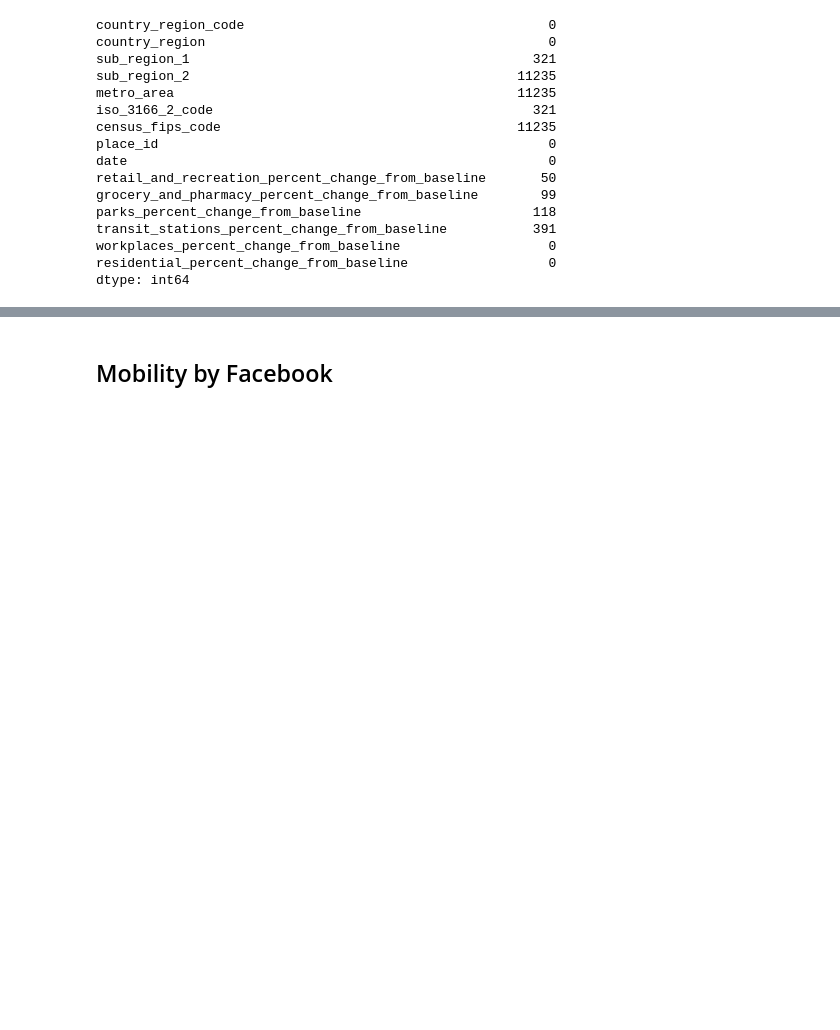
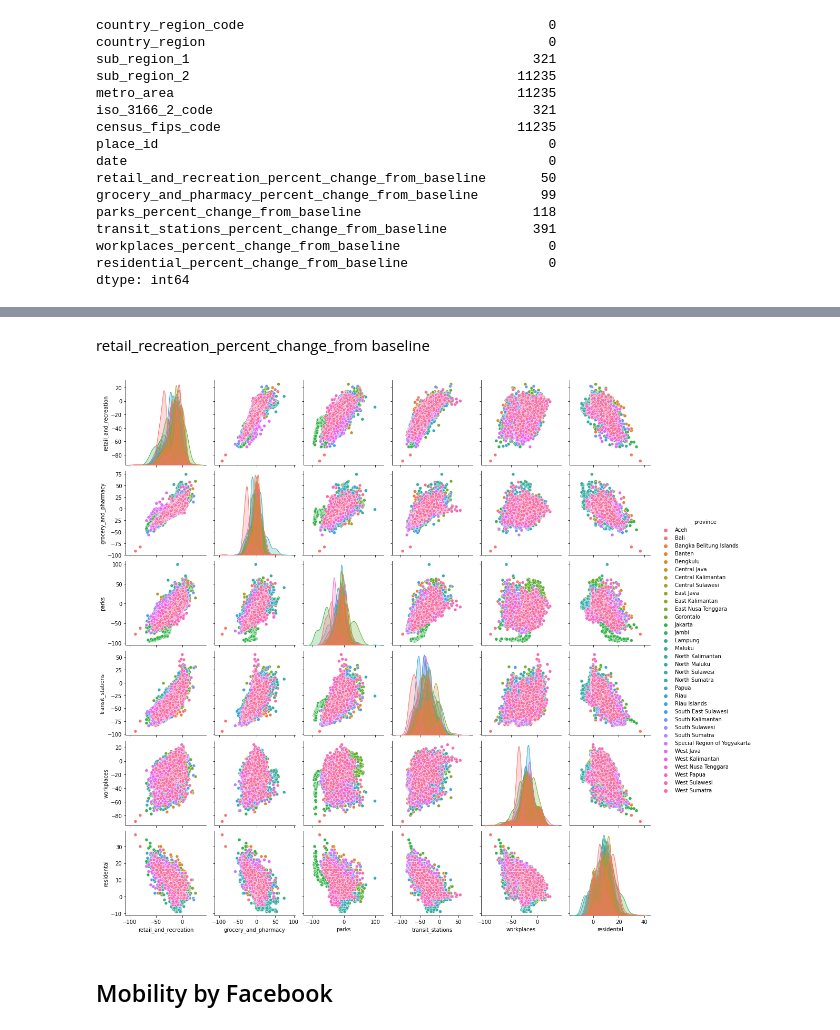
Before and after one commit to louis-not/Covid-19_Data_Analysis, a Jupyter notebook: Workspace1.ipynb, the cells around one changed output, grey strips where cells are left out. Saved outputs shown, nothing was run; the diff lists cells and outputs as text; code cells hidden in the pictures; blank space fills up the shorter version.

```diff
--- a/Workspace1.ipynb
+++ b/Workspace1.ipynb
@@ -106,0 +122,7 @@ Mobility_ID.describe()
+# %% [markdown]
+retail_recreation_percent_change_from baseline
+# %%
+sns.pairplot(Mobility_ID, hue='province')
+plt.show()
+# %% [output]
+[figure, added]
```
Also changed, not shown: parts of 10 cells of this notebook.
